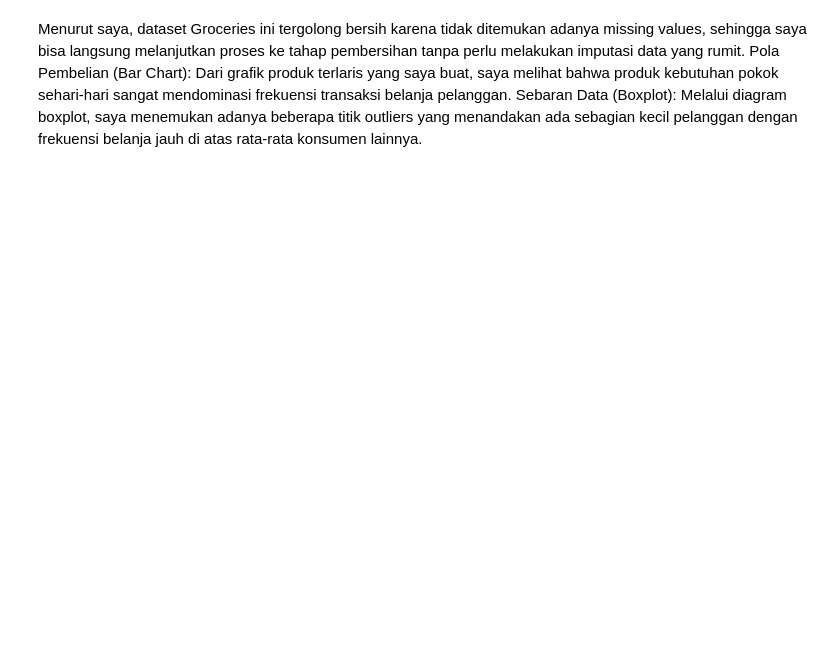
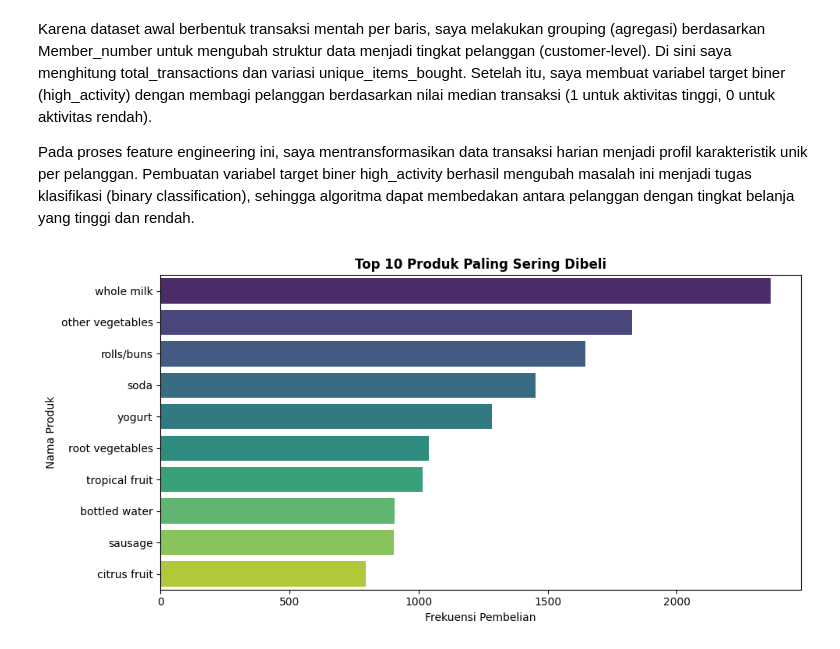
Before and after one commit to Razee04/groceries-customer-classification, a Jupyter notebook: Praktikum_Groceries_RahmaA.ipynb, the cells around one changed output. Cells and saved outputs as stored; diff of their text form; code cells hidden in the pictures; blank space fills up the shorter version.

Commit message:
Menambahkan file EDA, visualisasi grafik, dan model Random Forest

```diff
--- a/Praktikum_Groceries_RahmaA.ipynb
+++ b/Praktikum_Groceries_RahmaA.ipynb
@@ -1,14 +1,16 @@
 # %%
-#Load dataset
+import joblib
+import matplotlib.pyplot as plt
 import pandas as pd
-import numpy as np
+import seaborn as sns
+from sklearn.ensemble import RandomForestClassifier
+from sklearn.metrics import accuracy_score, classification_report, confusion_matrix
+from sklearn.model_selection import train_test_split
+from sklearn.preprocessing import StandardScaler
 
-# Load dataset
-df = pd.read_csv("Groceries_dataset.csv")
-
-print("--- 5 Baris Pertama ---")
-display(df.head())
-
-print("\n--- Informasi Struktur Dataset ---")
-df.info()
+# 1. LOAD DATASET
+df_raw = pd.read_csv("Groceries_dataset.csv")
+print("Preview Data:")
+print(df_raw.head())
+print(df_raw.info())
 # %% [output]
@@ -35,8 +39,3 @@ Setelah data terbaca, disini menampilkan 5 baris pertama untuk melihat gambaran
 # %%
-#Pengecekan Missing Values
-print("--- Pengecekan Missing Values ---")
-missing = df.isnull().sum()
-print(missing)
-
-print("\nPersentase Missing Values:")
-print((missing / len(df)) * 100)
+# 2. DATA CLEANING
+df_clean = df_raw.drop_duplicates().copy()
@@ -111,2 +59,17 @@ Passing `palette` without assigning `hue` is deprecated and will be removed in v
 # %% [markdown]
-Menurut saya, dataset Groceries ini tergolong bersih karena tidak ditemukan adanya missing values, sehingga saya bisa langsung melanjutkan proses ke tahap pembersihan tanpa perlu melakukan imputasi data yang rumit. Pola Pembelian (Bar Chart): Dari grafik produk terlaris yang saya buat, saya melihat bahwa produk kebutuhan pokok sehari-hari sangat mendominasi frekuensi transaksi belanja pelanggan. Sebaran Data (Boxplot): Melalui diagram boxplot, saya menemukan adanya beberapa titik outliers yang menandakan ada sebagian kecil pelanggan dengan frekuensi belanja jauh di atas rata-rata konsumen lainnya.
+Karena dataset awal berbentuk transaksi mentah per baris, saya melakukan grouping (agregasi) berdasarkan Member_number untuk mengubah struktur data menjadi tingkat pelanggan (customer-level). Di sini saya menghitung total_transactions dan variasi unique_items_bought. Setelah itu, saya membuat variabel target biner (high_activity) dengan membagi pelanggan berdasarkan nilai median transaksi (1 untuk aktivitas tinggi, 0 untuk aktivitas rendah).
+
+Pada proses feature engineering ini, saya mentransformasikan data transaksi harian menjadi profil karakteristik unik per pelanggan. Pembuatan variabel target biner high_activity berhasil mengubah masalah ini menjadi tugas klasifikasi (binary classification), sehingga algoritma dapat membedakan antara pelanggan dengan tingkat belanja yang tinggi dan rendah.
+# %%
+# EDA 1: Bar Chart Top 10 Produk Paling Sering Dibeli
+plt.figure(figsize=(10, 5))
+top_products = df_clean['itemDescription'].value_counts().head(10)
+sns.barplot(x=top_products.values, y=top_products.index, palette='viridis', hue=top_products.index, legend=False)
+plt.title("Top 10 Produk Paling Sering Dibeli", fontsize=12, fontweight='bold')
+plt.xlabel("Frekuensi Pembelian")
+plt.ylabel("Nama Produk")
+plt.tight_layout()
+plt.savefig("eda_top_products.png")
+plt.show()
+# %% [output]
+[figure, added]
```
Also changed, not shown: parts of 25 cells of this notebook, 7 other files.
